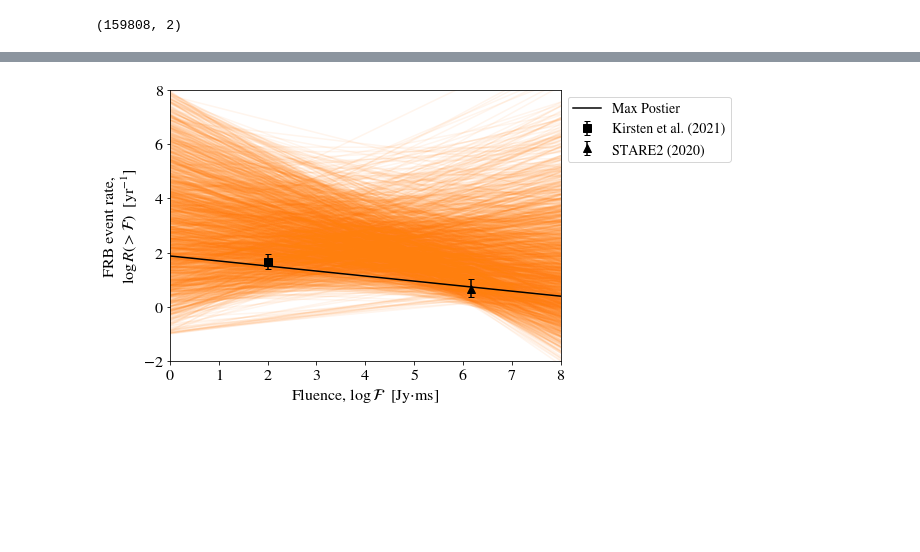
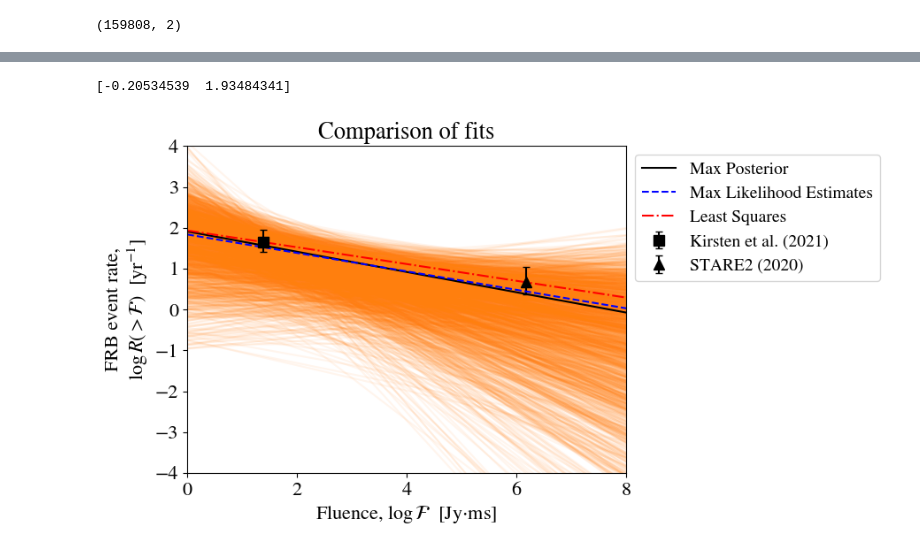
Before and after one commit to darbymccauley/Leuschner_FRB_Detection, a Jupyter notebook: notebooks/rates_vs_fluence.ipynb, the cells around one changed output, grey strips where cells are left out. Saved outputs shown, nothing was run; the diff lists cells and outputs as text; code cells hidden in the pictures; blank space fills up the shorter version.

```diff
--- a/notebooks/rates_vs_fluence.ipynb
+++ b/notebooks/rates_vs_fluence.ipynb
@@ -493,7 +503,7 @@ Integrated autocorrelation time: [37.26623299 35.72704446]
 # %%
 fig, axes = plt.subplots(2, figsize=(10, 7), sharex=True)
 labels = ['m', 'b']
-for i in range(ndim):
+for i in np.arange(ndim):
     ax = axes[i]
     ax.plot(samples[:, :, i], "k", alpha=0.3)
     ax.set_xlim(0, len(samples)-1)
@@ -510,4 +520,6 @@ print(flat_samples.shape)
 (159808, 2)
 # %%
 ms, bs = flat_samples[:, 0], flat_samples[:, 1]
+# %%
+bins = 165
 # %%
@@ -560,38 +579,42 @@ corner.corner(flat_samples, alpha=0, truths=[max_post_m, max_post_b], truth_colo
 # %%
-# ### quick least squares ###
-# def ls_model(x, m, b):
-#     y=m*x+b
-#     return y
+### quick least squares ###
+def ls_model(x, m, b):
+    y=m*x+b
+    return y
 
-# guesses = np.array([-0.2, 2])
-# pop, cov = scipy.optimize.curve_fit(ls_model, F_meds, R_meds, guesses, absolute_sigma=True)
-# m_ls, b_ls = pop
+guesses = np.array([-0.2, 2])
+pop, cov = scipy.optimize.curve_fit(ls_model, F_meds, R_meds, guesses, absolute_sigma=True)
+m_ls, b_ls = pop
+print(pop)
+# %% [output]
+[-0.20534539  1.93484341]
 # %%
 x0 = np.linspace(0, 10, 500)
 
-plt.figure(figsize=(7,5))
+fig, ax = plt.subplots()
+ax.set_title('Comparison of fits')
 inds = np.random.randint(len(flat_samples), size=2000)
 for ind in inds:
     sample = flat_samples[ind]
-    plt.plot(x0, np.dot(np.vander(x0, 2), sample[:2]), color='C1', alpha=0.075)
+    ax.plot(x0, np.dot(np.vander(x0, 2), sample[:2]), color='C1', alpha=0.075)
 obs_labels = ['Kirsten et al. (2021)', 'STARE2 (2020)']
 obs_markers = ['s', '^']
-for i in range(2):
-    plt.errorbar(F_meds[i], R_meds[i], yerr=np.array([pm_err[i]]).T, color='k', capsize=3,
+for i in np.arange(2):
+    ax.errorbar(F_meds[i], R_meds[i], yerr=np.array([pm_err[i]]).T, color='k', capsize=3,
                  marker=obs_markers[i], label=obs_labels[i], markersize=8, linestyle='None')
 
 ys_mp = max_post_m*x0 + max_post_b
 ys_ml = m_ml*x0 + b_ml
 ys_ls = m_ls*x0 + b_ls
-plt.plot(x0, ys_mp, 'k', linestyle='-', label='Max Postier')
-# plt.plot(x0, ys_ml, 'b', linestyle='--', label='Max Likelihood Estimates')
-# plt.plot(x0, ys_ls, 'r', linestyle='-.', label='Least Squares')
+ax.plot(x0, ys_mp, 'k', linestyle='-', label='Max Posterior')
+ax.plot(x0, ys_ml, 'b', linestyle='--', label='Max Likelihood Estimates')
+ax.plot(x0, ys_ls, 'r', linestyle='-.', label='Least Squares')
 
-plt.legend(fontsize=14, bbox_to_anchor=(1,1), loc='upper left')
-plt.xlim(0, 8)
-plt.ylim(-2, 8)
-plt.xlabel('Fluence, $\mathcal{\log{F}}$  [Jy$\cdot$ms]')
-plt.ylabel('FRB event rate,\n$\log{R(>\mathcal{F}}$)  [yr$^{-1}$]')
+ax.legend(fontsize=14, bbox_to_anchor=(1,1), loc='upper left')
+ax.set_xlim(0, 8)
+ax.set_ylim(-4, 4)
+ax.set_xlabel('Fluence, $\mathcal{\log{F}}$  [Jy$\cdot$ms]')
+ax.set_ylabel('FRB event rate,\n$\log{R(>\mathcal{F}}$)  [yr$^{-1}$]')
 plt.show()
 # %% [output]
-[figure, old version]
+[figure, new version]
```
Also changed, not shown: parts of 42 cells of this notebook.
